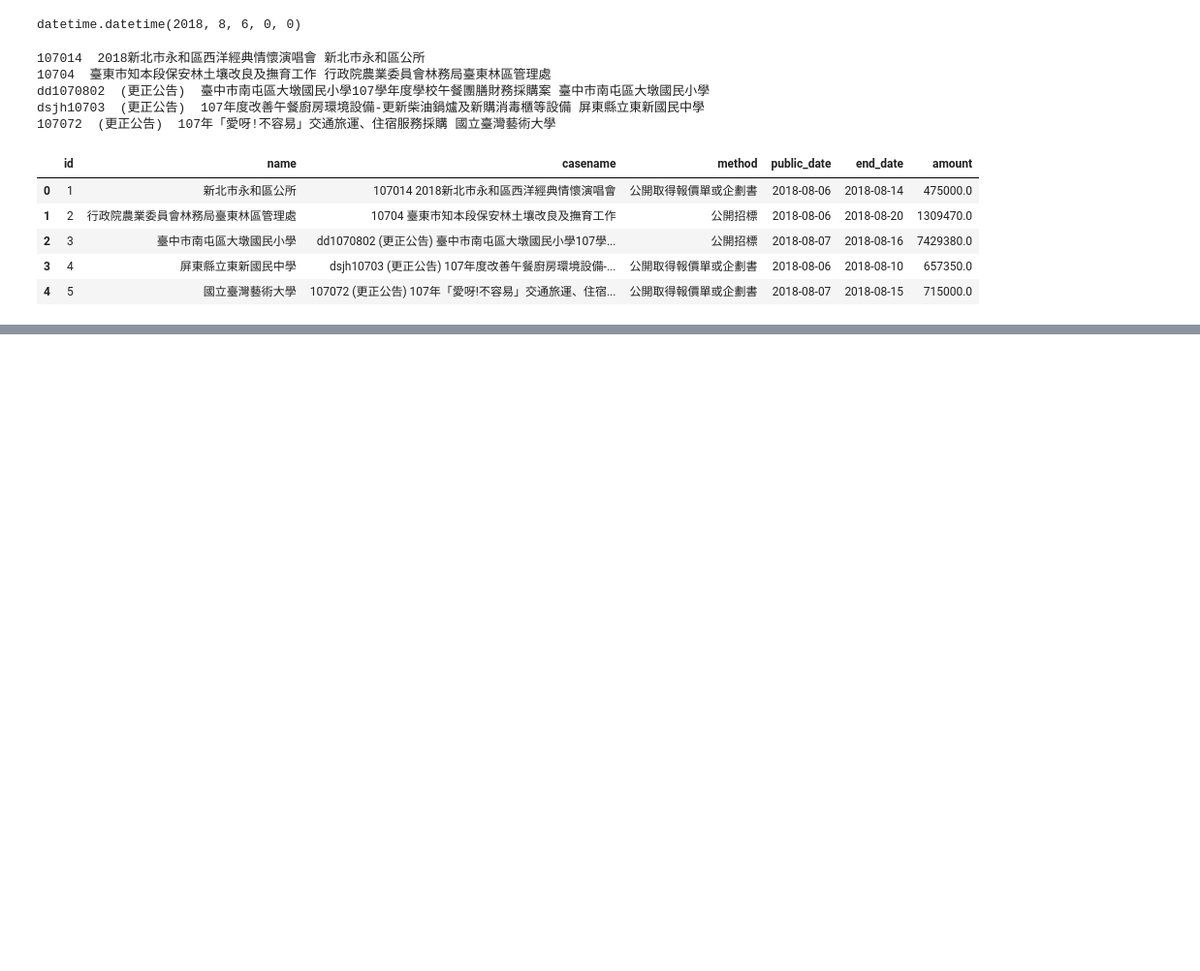
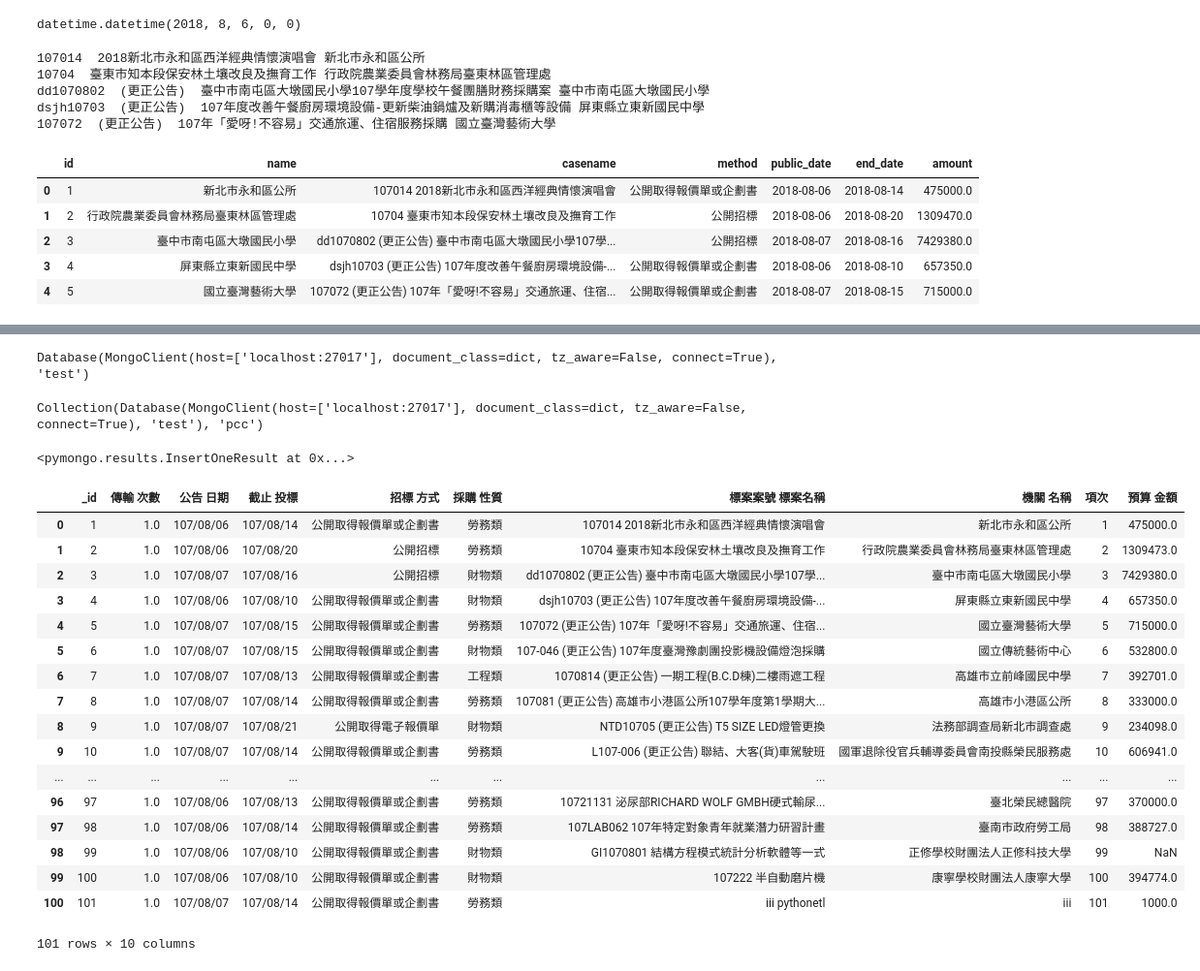
Before and after one commit to YuHsuanLin/pythonetl, a Jupyter notebook: cb102/cb102_20180807.ipynb, the cells around one changed output, grey strips where cells are left out. Shown at 97% size. Cells and saved outputs as stored; diff of their text form; code cells hidden in the pictures; blank space fills up the shorter version.

Commit message:
add pymongo intro

```diff
--- a/cb102/cb102_20180807.ipynb
+++ b/cb102/cb102_20180807.ipynb
@@ -485,0 +508,3 @@ pd.read_sql("select * from pcc;",engine)
+# %%
+engine = "mongodb://localhost:27017"
+client = MongoClient(engine)
@@ -485,0 +515,48 @@ pd.read_sql("select * from pcc;",engine)
+# %%
+db = client.test
+db
+# %% [output]
+Database(MongoClient(host=['localhost:27017'], document_class=dict, tz_aware=False, connect=True), 'test')
+# %%
+tb = db.pcc
+tb
+# %% [output]
+Collection(Database(MongoClient(host=['localhost:27017'], document_class=dict, tz_aware=False, connect=True), 'test'), 'pcc')
+# %%
+tb.insert_one({
+    "_id" : "101",
+    "項次" : "101",
+    "機關  名稱" : "iii",
+    "標案案號  標案名稱" : "iii pythonetl",
+    "傳輸  次數" : 1.0,
+    "招標  方式" : "公開取得報價單或企劃書",
+    "採購  性質" : "勞務類",
+    "公告  日期" : "107/08/07",
+    "截止  投標" : "107/08/14",
+    "預算  金額" : 1000.0
+})
+# %% [output]
+<pymongo.results.InsertOneResult at 0x...>
+# %%
+cursor = tb.find()
+# %%
+pd.DataFrame(list(cursor))
+# %% [output]
+|  | _id | 傳輸 次數 | 公告 日期 | 截止 投標 | 招標 方式 | 採購 性質 | 標案案號 標案名稱 | 機關 名稱 | 項次 | 預算 金額 |
+| 0 | 1 | 1.0 | 107/08/06 | 107/08/14 | 公開取得報價單或企劃書 | 勞務類 | 107014 2018新北市永和區西洋經典情懷演唱會 | 新北市永和區公所 | 1 | 475000.0 |
+| 1 | 2 | 1.0 | 107/08/06 | 107/08/20 | 公開招標 | 勞務類 | 10704 臺東市知本段保安林土壤改良及撫育工作 | 行政院農業委員會林務局臺東林區管理處 | 2 | 1309473.0 |
+| 2 | 3 | 1.0 | 107/08/07 | 107/08/16 | 公開招標 | 財物類 | dd1070802 (更正公告) 臺中市南屯區大墩國民小學107學... | 臺中市南屯區大墩國民小學 | 3 | 7429380.0 |
+| 3 | 4 | 1.0 | 107/08/06 | 107/08/10 | 公開取得報價單或企劃書 | 財物類 | dsjh10703 (更正公告) 107年度改善午餐廚房環境設備-... | 屏東縣立東新國民中學 | 4 | 657350.0 |
+| 4 | 5 | 1.0 | 107/08/07 | 107/08/15 | 公開取得報價單或企劃書 | 勞務類 | 107072 (更正公告) 107年「愛呀!不容易」交通旅運、住宿... | 國立臺灣藝術大學 | 5 | 715000.0 |
+| 5 | 6 | 1.0 | 107/08/07 | 107/08/15 | 公開取得報價單或企劃書 | 財物類 | 107-046 (更正公告) 107年度臺灣豫劇團投影機設備燈泡採購 | 國立傳統藝術中心 | 6 | 532800.0 |
+| 6 | 7 | 1.0 | 107/08/07 | 107/08/13 | 公開取得報價單或企劃書 | 工程類 | 1070814 (更正公告) 一期工程(B.C.D棟)二樓雨遮工程 | 高雄市立前峰國民中學 | 7 | 392701.0 |
+| 7 | 8 | 1.0 | 107/08/07 | 107/08/14 | 公開取得報價單或企劃書 | 勞務類 | 107081 (更正公告) 高雄市小港區公所107學年度第1學期大... | 高雄市小港區公所 | 8 | 333000.0 |
+| 8 | 9 | 1.0 | 107/08/07 | 107/08/21 | 公開取得電子報價單 | 財物類 | NTD10705 (更正公告) T5 SIZE LED燈管更換 | 法務部調查局新北市調查處 | 9 | 234098.0 |
+| 9 | 10 | 1.0 | 107/08/07 | 107/08/14 | 公開取得報價單或企劃書 | 勞務類 | L107-006 (更正公告) 聯結、大客(貨)車駕駛班 | 國軍退除役官兵輔導委員會南投縣榮民服務處 | 10 | 606941.0 |
+| ... | ... | ... | ... | ... | ... | ... | ... | ... | ... | ... |
+| 96 | 97 | 1.0 | 107/08/06 | 107/08/13 | 公開取得報價單或企劃書 | 勞務類 | 10721131 泌尿部RICHARD WOLF GMBH硬式輸尿... | 臺北榮民總醫院 | 97 | 370000.0 |
+| 97 | 98 | 1.0 | 107/08/06 | 107/08/14 | 公開取得報價單或企劃書 | 勞務類 | 107LAB062 107年特定對象青年就業潛力研習計畫 | 臺南市政府勞工局 | 98 | 388727.0 |
+| 98 | 99 | 1.0 | 107/08/06 | 107/08/10 | 公開取得報價單或企劃書 | 財物類 | GI1070801 結構方程模式統計分析軟體等一式 | 正修學校財團法人正修科技大學 | 99 | NaN |
+| 99 | 100 | 1.0 | 107/08/06 | 107/08/10 | 公開取得報價單或企劃書 | 財物類 | 107222 半自動磨片機 | 康寧學校財團法人康寧大學 | 100 | 394774.0 |
+| 100 | 101 | 1.0 | 107/08/07 | 107/08/14 | 公開取得報價單或企劃書 | 勞務類 | iii pythonetl | iii | 101 | 1000.0 |
+101 rows × 10 columns
```
Also changed, not shown: parts of 15 cells of this notebook.
